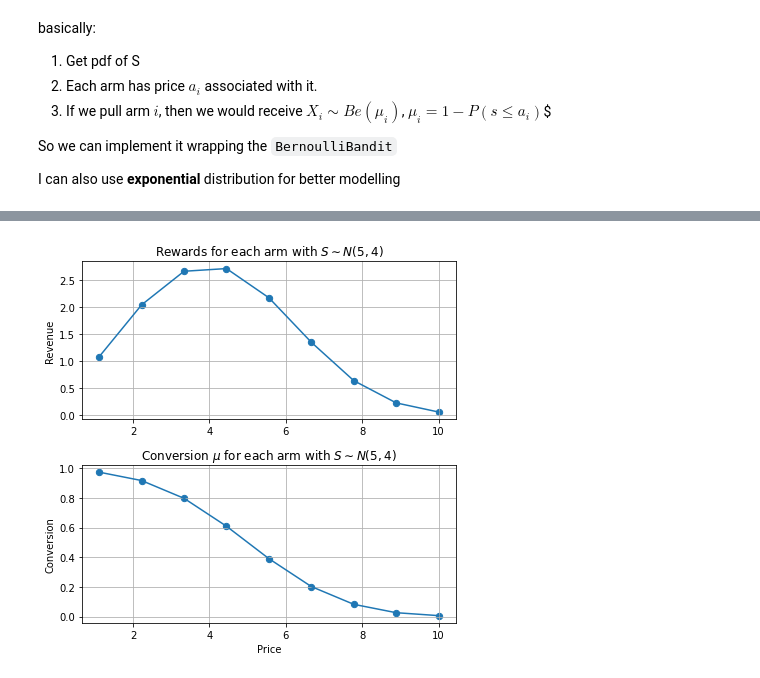
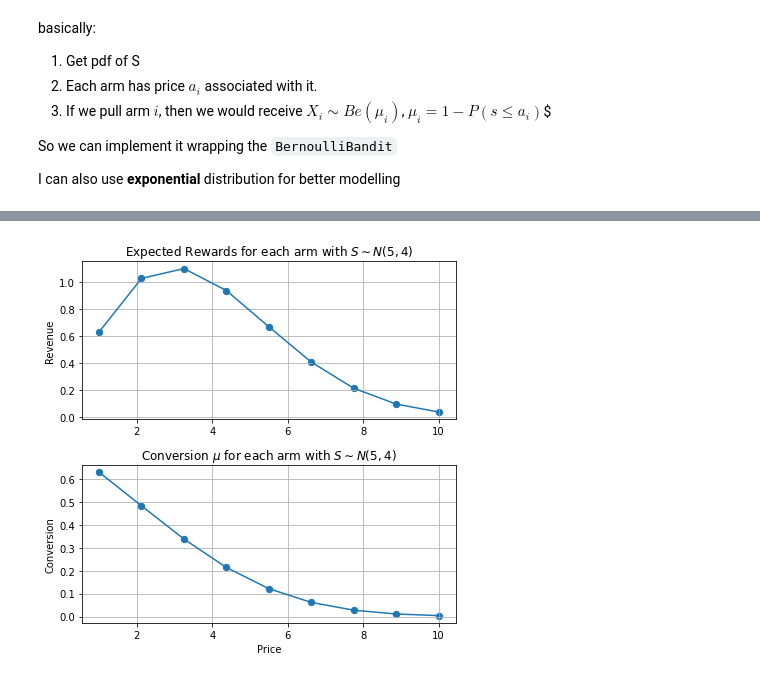
Before and after one commit to thxi/hse_thesis, a Jupyter notebook: notebooks/UCB-O.ipynb, the cells around one changed output, grey strips where cells are left out. Saved outputs shown, nothing was run; the diff lists cells and outputs as text; code cells hidden in the pictures.

```diff
--- a/notebooks/UCB-O.ipynb
+++ b/notebooks/UCB-O.ipynb
@@ -86,25 +99,32 @@ plt.title('Conversion for each arm with $S \sim N(5, 4)$');
+# %%
+p_min = 1
+p_max = 10
+K = 9
+dist_mean = 2
+dist_std = 3
+dist = ss.norm(loc=dist_mean, scale=dist_std)
 # %%
 fig,axs=plt.subplots(figsize=(6, 6))
 
 plt.subplot(2, 1, 1)
-arms = np.linspace(p_min, p_max, K+1)[1:]
+arms = np.linspace(p_min, p_max, K)
 mus = 1-dist.cdf(arms)
 rewards = arms*mus
 plt.plot(arms, rewards)
 plt.scatter(arms, rewards, s=40)
 # plt.xticks(arms)
 plt.grid()
 plt.ylabel('Revenue')
-plt.title('Rewards for each arm with $S \sim N(5, 4)$');
+plt.title('Expected Rewards for each arm with $S \sim N(5, 4)$');
 
 plt.subplot(2, 1, 2)
 plt.plot(arms, mus)
 plt.scatter(arms, mus, s=40)
 # plt.xticks(arms)
 plt.grid()
 plt.ylabel('Conversion')
 plt.xlabel('Price')
 plt.title('Conversion $\mu$ for each arm with $S \sim N(5, 4)$')
 fig.tight_layout();
 # %% [output]
-[figure, old version]
+[figure, new version]
```
Also changed, not shown: parts of 27 cells of this notebook, 4 other files.
